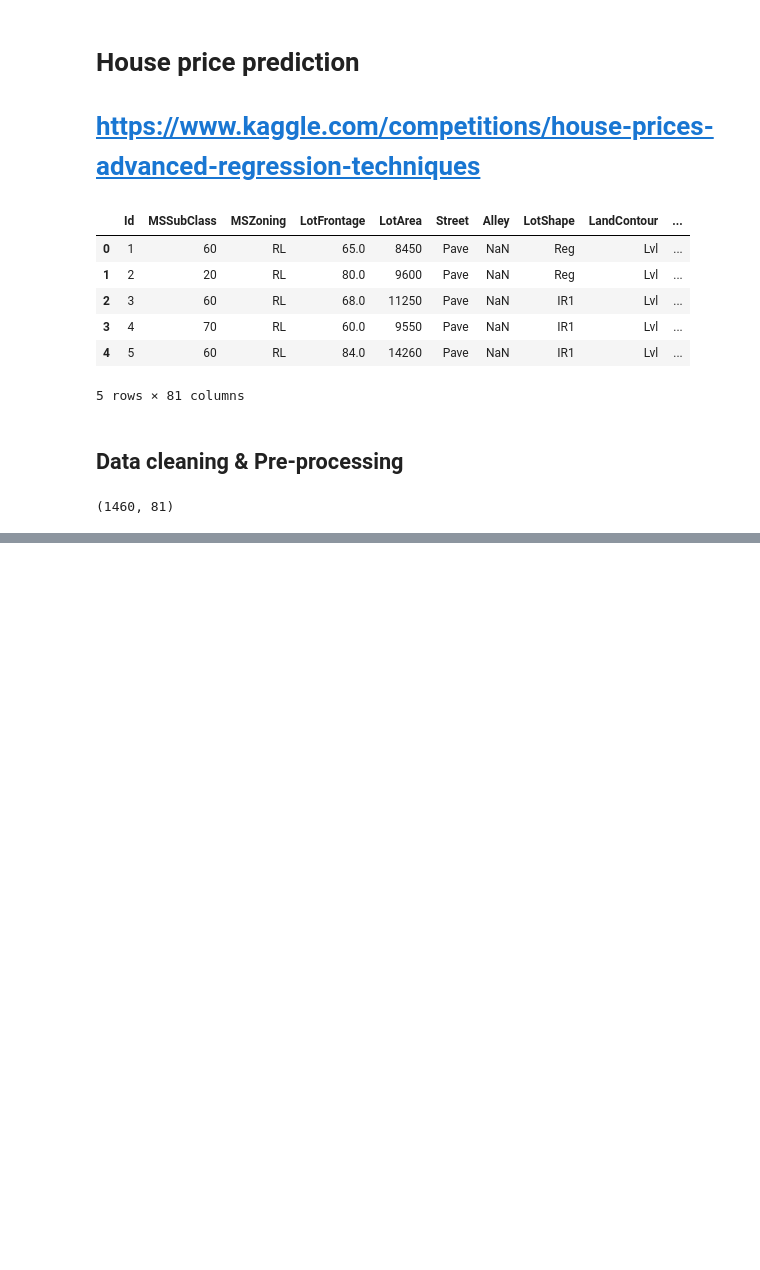
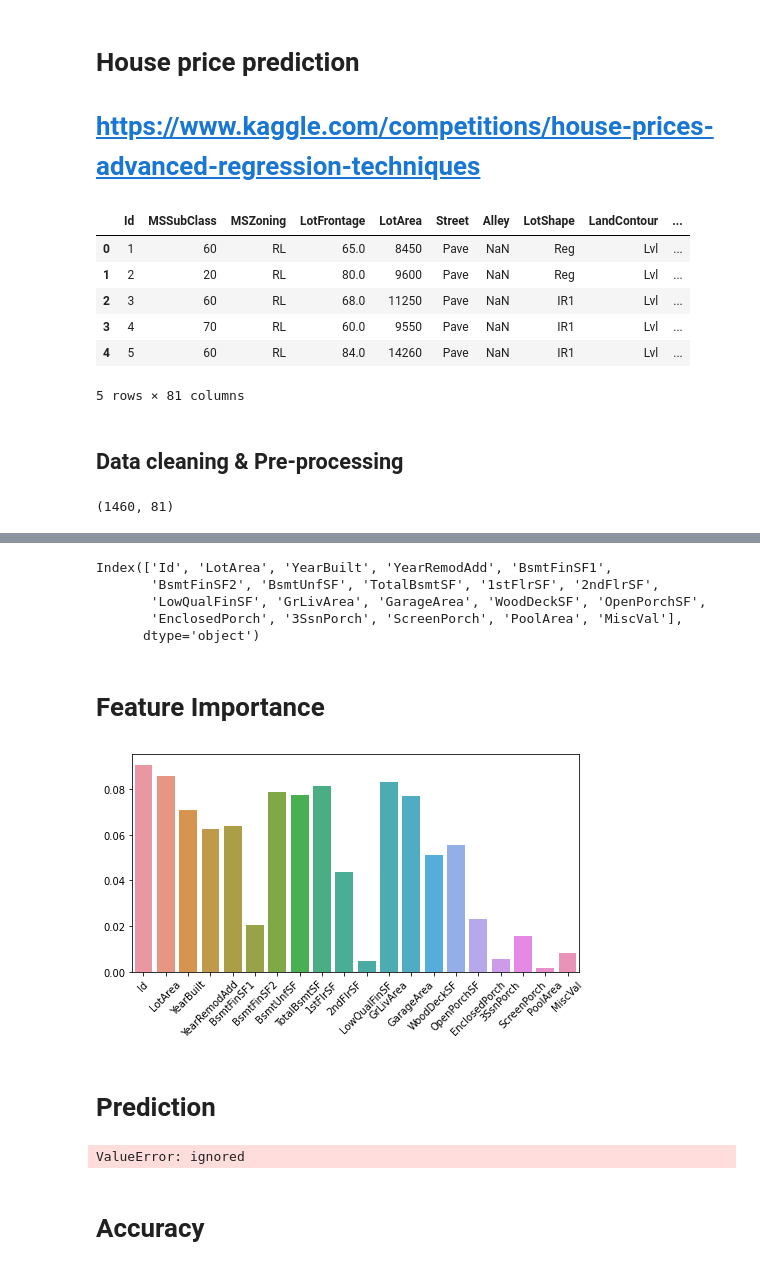
Before and after one commit to coderanandmaurya/house-price-prediction, a Jupyter notebook: house_price_prediction.ipynb, the cells around one changed output, grey strips where cells are left out. Drawn from its saved outputs; the diff is of its cells as text; code cells hidden in the pictures; blank space fills up the shorter version.

```diff
--- a/house_price_prediction.ipynb
+++ b/house_price_prediction.ipynb
@@ -100,0 +211,3 @@ ValueError: ignored
+# %%
+# train
+pipe.fit(X_train,y_train)
@@ -100,0 +234,29 @@ ValueError: ignored
+# %%
+cols = pipe.named_steps.trf2.get_support(indices=True)
+# %%
+new_features = X_train.columns[cols]
+# %%
+new_features
+# %% [output]
+Index(['Id', 'LotArea', 'YearBuilt', 'YearRemodAdd', 'BsmtFinSF1',
+       'BsmtFinSF2', 'BsmtUnfSF', 'TotalBsmtSF', '1stFlrSF', '2ndFlrSF',
+       'LowQualFinSF', 'GrLivArea', 'GarageArea', 'WoodDeckSF', 'OpenPorchSF',
+       'EnclosedPorch', '3SsnPorch', 'ScreenPorch', 'PoolArea', 'MiscVal'],
+      dtype='object')
+# %%
+FIN=pipe.named_steps.trf3.feature_importances_
+# %% [markdown]
+# Feature Importance
+# %%
+plt.figure(figsize = (8,4))
+ax = sns.barplot(x = new_features, y =FIN)
+plt.xticks(rotation=45)
+plt.show()
+# %% [output]
+[figure, added]
+# %% [markdown]
+# Prediction
+# %%
+prediction = pipe.predict(X_test)
+# %% [output]
+ValueError: ignored
@@ -100,0 +265,2 @@ ValueError: ignored
+# %% [markdown]
+# Accuracy
```
Also changed, not shown: parts of 37 cells of this notebook.
